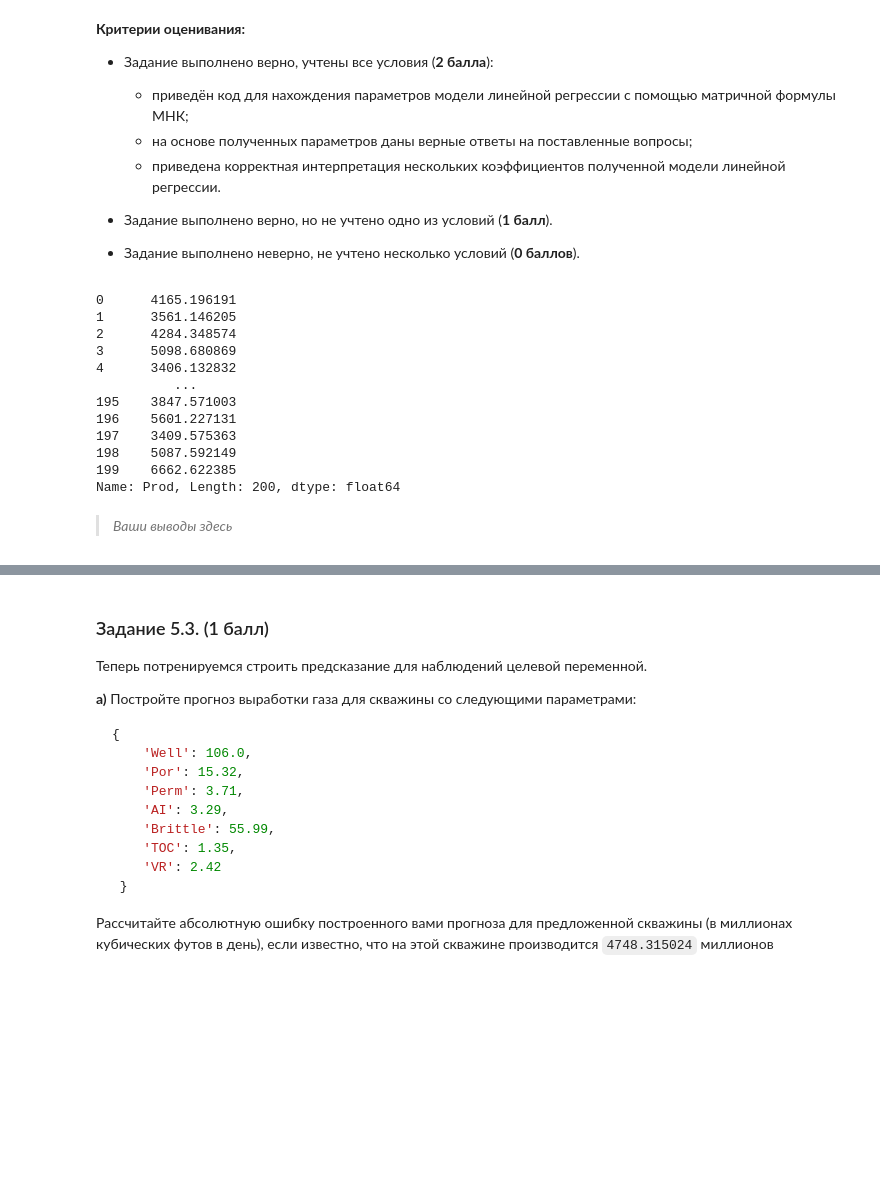
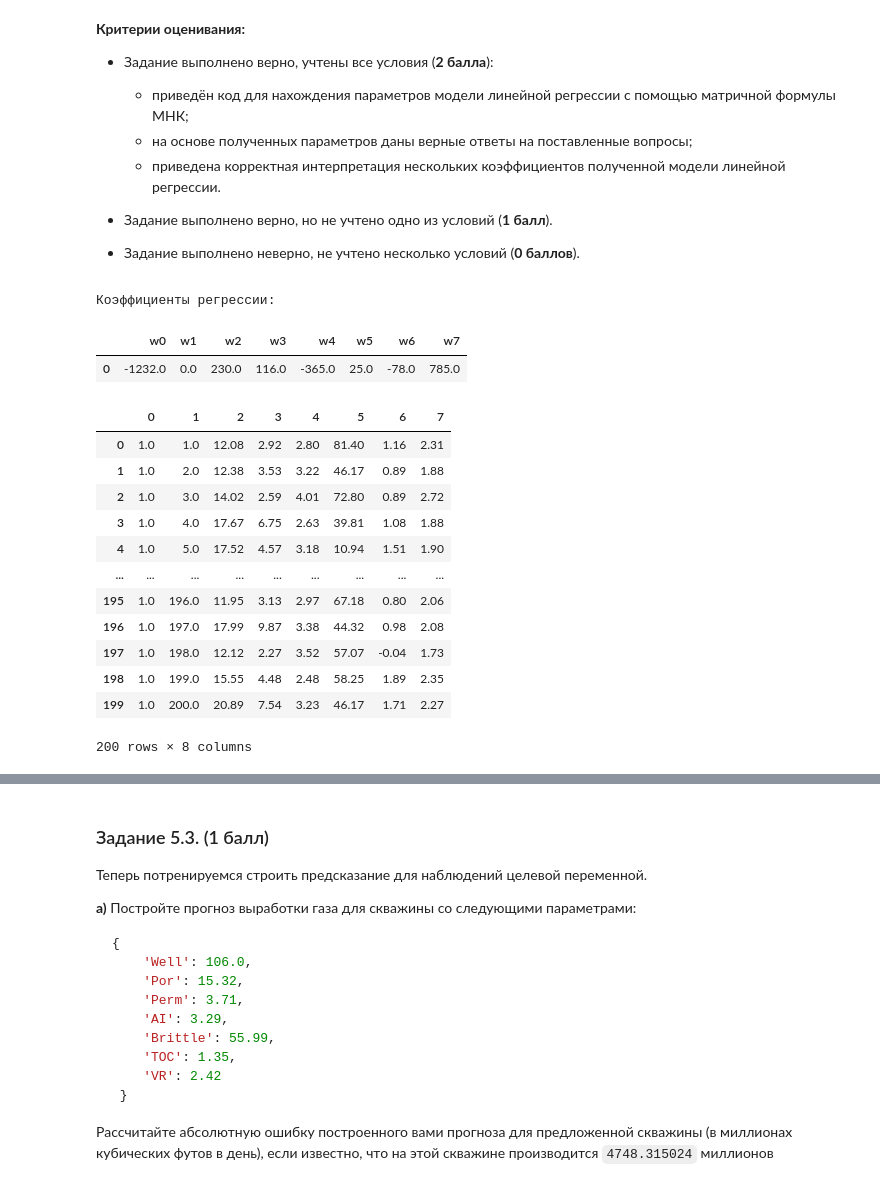
Before and after one commit to akitim/SkillFactory_current, a Jupyter notebook: MATH_ML_2_Практика_Акимкин.ipynb, the cells around one changed output, grey strips where cells are left out. Drawn from its saved outputs; the diff is of its cells as text; code cells hidden in the pictures; blank space fills up the shorter version.

```diff
--- a/MATH_ML_2_Практика_Акимкин.ipynb
+++ b/MATH_ML_2_Практика_Акимкин.ipynb
@@ -217,23 +160,39 @@ np.linalg.det(data.values)
 
 - Задание выполнено верно, но не учтено одно из условий (**1 балл**).
 - Задание выполнено неверно, не учтено несколько условий (**0 баллов**).
-# %%
-# матрица признаков
-x = data.drop('Prod', axis=1).values
-# целевая переменная
-y = data.loc[:, 'Prod'].values
-# %% [output]
-0      4165.196191
-1      3561.146205
-2      4284.348574
-3      5098.680869
-4      3406.132832
-          ...
-195    3847.571003
-196    5601.227131
-197    3409.575363
-198    5087.592149
-199    6662.622385
-Name: Prod, Length: 200, dtype: float64
-# %% [markdown]
-> *Ваши выводы здесь*
+# %%
+# матрица признаков
+x = data.drop('Prod', axis=1).values
+
+# матрица регрессоров
+A = np.hstack((np.ones((x.shape[0], 1)), x))
+
+# целевая переменная
+y = data.loc[:, 'Prod'].values
+
+w = np.linalg.inv(A.T @ A) @ A.T @ y
+w_df = pd.DataFrame({'w' + str(i):[np.round(coef)] for i, coef in enumerate(w)})
+w_df.reset_index(drop=True, inplace=True)
+
+print ("Коэффициенты регрессии:\n")
+display(w_df)
+# %% [output]
+Коэффициенты регрессии:
+|  | w0 | w1 | w2 | w3 | w4 | w5 | w6 | w7 |
+| 0 | -1232.0 | 0.0 | 230.0 | 116.0 | -365.0 | 25.0 | -78.0 | 785.0 |
+# %%
+A = np.hstack((np.ones((x.shape[0], 1)), x))
+# %% [output]
+|  | 0 | 1 | 2 | 3 | 4 | 5 | 6 | 7 |
+| 0 | 1.0 | 1.0 | 12.08 | 2.92 | 2.80 | 81.40 | 1.16 | 2.31 |
+| 1 | 1.0 | 2.0 | 12.38 | 3.53 | 3.22 | 46.17 | 0.89 | 1.88 |
+| 2 | 1.0 | 3.0 | 14.02 | 2.59 | 4.01 | 72.80 | 0.89 | 2.72 |
+| 3 | 1.0 | 4.0 | 17.67 | 6.75 | 2.63 | 39.81 | 1.08 | 1.88 |
+| 4 | 1.0 | 5.0 | 17.52 | 4.57 | 3.18 | 10.94 | 1.51 | 1.90 |
+| ... | ... | ... | ... | ... | ... | ... | ... | ... |
+| 195 | 1.0 | 196.0 | 11.95 | 3.13 | 2.97 | 67.18 | 0.80 | 2.06 |
+| 196 | 1.0 | 197.0 | 17.99 | 9.87 | 3.38 | 44.32 | 0.98 | 2.08 |
+| 197 | 1.0 | 198.0 | 12.12 | 2.27 | 3.52 | 57.07 | -0.04 | 1.73 |
+| 198 | 1.0 | 199.0 | 15.55 | 4.48 | 2.48 | 58.25 | 1.89 | 2.35 |
+| 199 | 1.0 | 200.0 | 20.89 | 7.54 | 3.23 | 46.17 | 1.71 | 2.27 |
+200 rows × 8 columns
```
Also changed, not shown: parts of 3 cells of this notebook.
